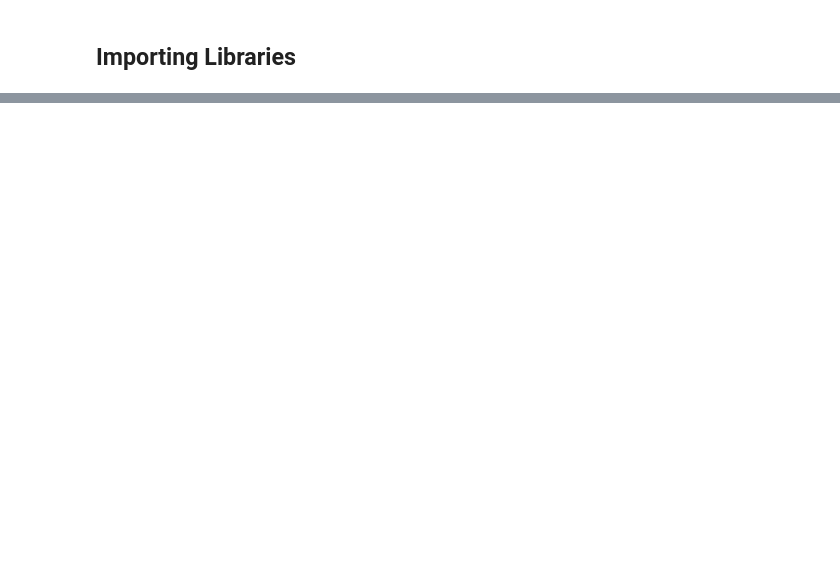
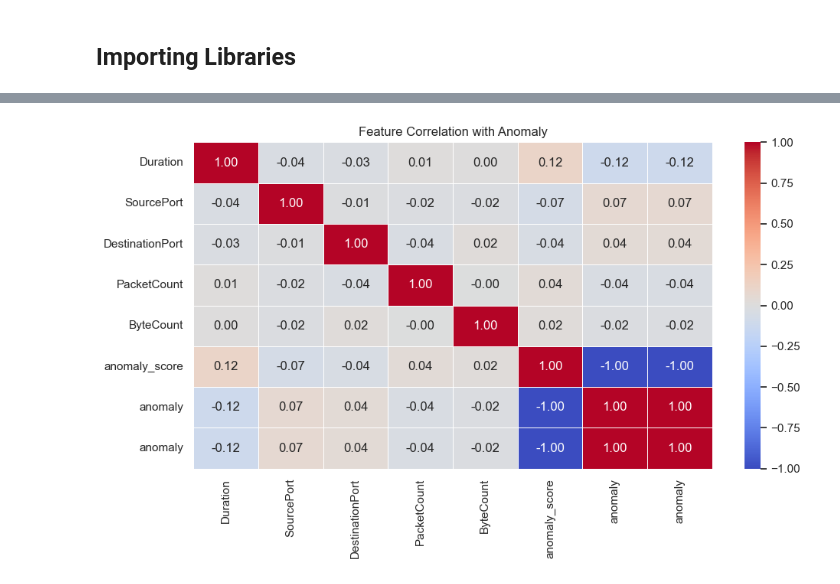
Before and after one commit to anshkedia-04/CSI_PROJECT, a Jupyter notebook: notebooks/anomaly_detection.ipynb, the cells around one changed output, grey strips where cells are left out. Saved outputs shown, nothing was run; the diff lists cells and outputs as text; code cells hidden in the pictures; blank space fills up the shorter version.

```diff
--- a/notebooks/anomaly_detection.ipynb
+++ b/notebooks/anomaly_detection.ipynb
@@ -92,0 +60,9 @@ WARNING:absl:You are saving your model as an HDF5 file via `model.save()` or `ke
+# %%
+plt.figure(figsize=(10, 6))
+corr = df[numeric_cols + ['anomaly']].corr()
+sns.heatmap(corr, annot=True, cmap="coolwarm", fmt=".2f", linewidths=0.5)
+plt.title("Feature Correlation with Anomaly")
+plt.tight_layout()
+plt.show()
+# %% [output]
+[figure, added]
```
Also changed, not shown: parts of 16 cells of this notebook, 7 other files.
